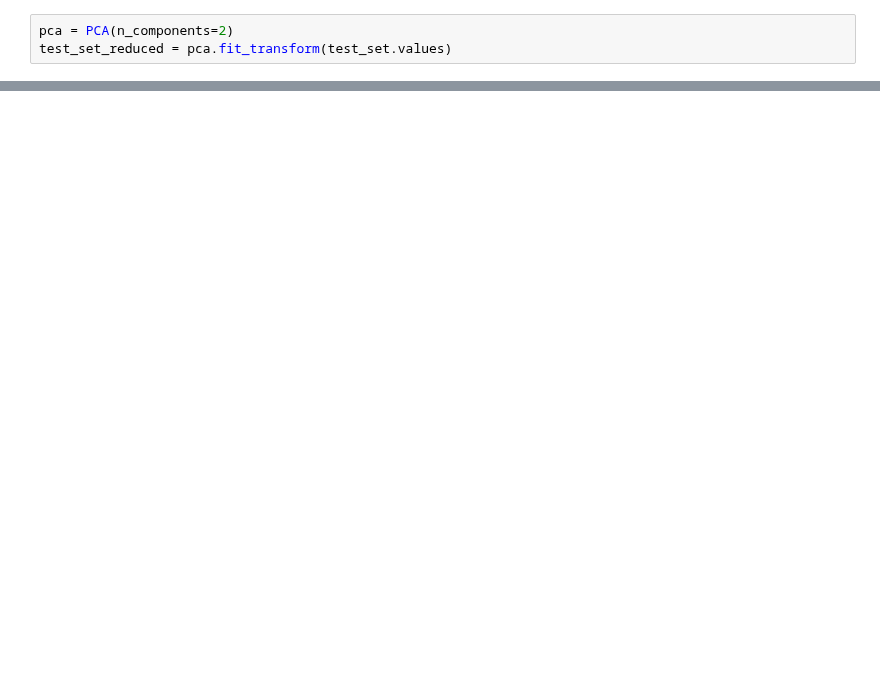
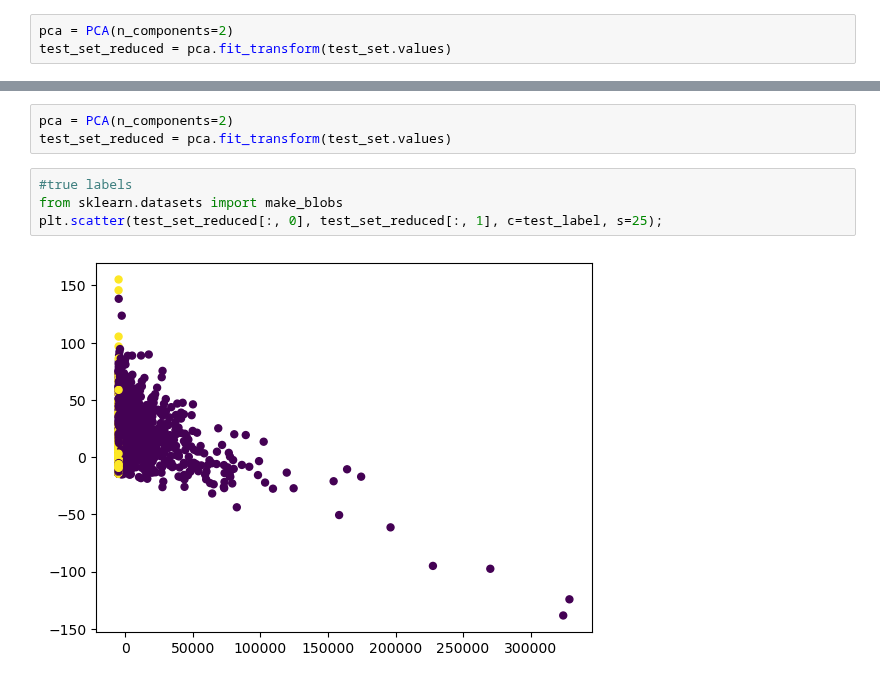
Before and after one commit to Andrew-Wyn/Data_Mining_22_23, a Jupyter notebook: DT.ipynb, the cells around one changed output, grey strips where cells are left out. Drawn from its saved outputs; the diff is of its cells as text; blank space fills up the shorter version.

```diff
--- a/DT.ipynb
+++ b/DT.ipynb
@@ -126,0 +188,9 @@ plt.scatter(test_set_reduced[:, 0], test_set_reduced[:, 1], c=test_pred, s=25);
+# %%
+pca = PCA(n_components=2)
+test_set_reduced = pca.fit_transform(test_set.values)
+# %%
+#true labels
+from sklearn.datasets import make_blobs
+plt.scatter(test_set_reduced[:, 0], test_set_reduced[:, 1], c=test_label, s=25);
+# %% [output]
+[figure, added]
```
Also changed, not shown: parts of 29 cells of this notebook.
